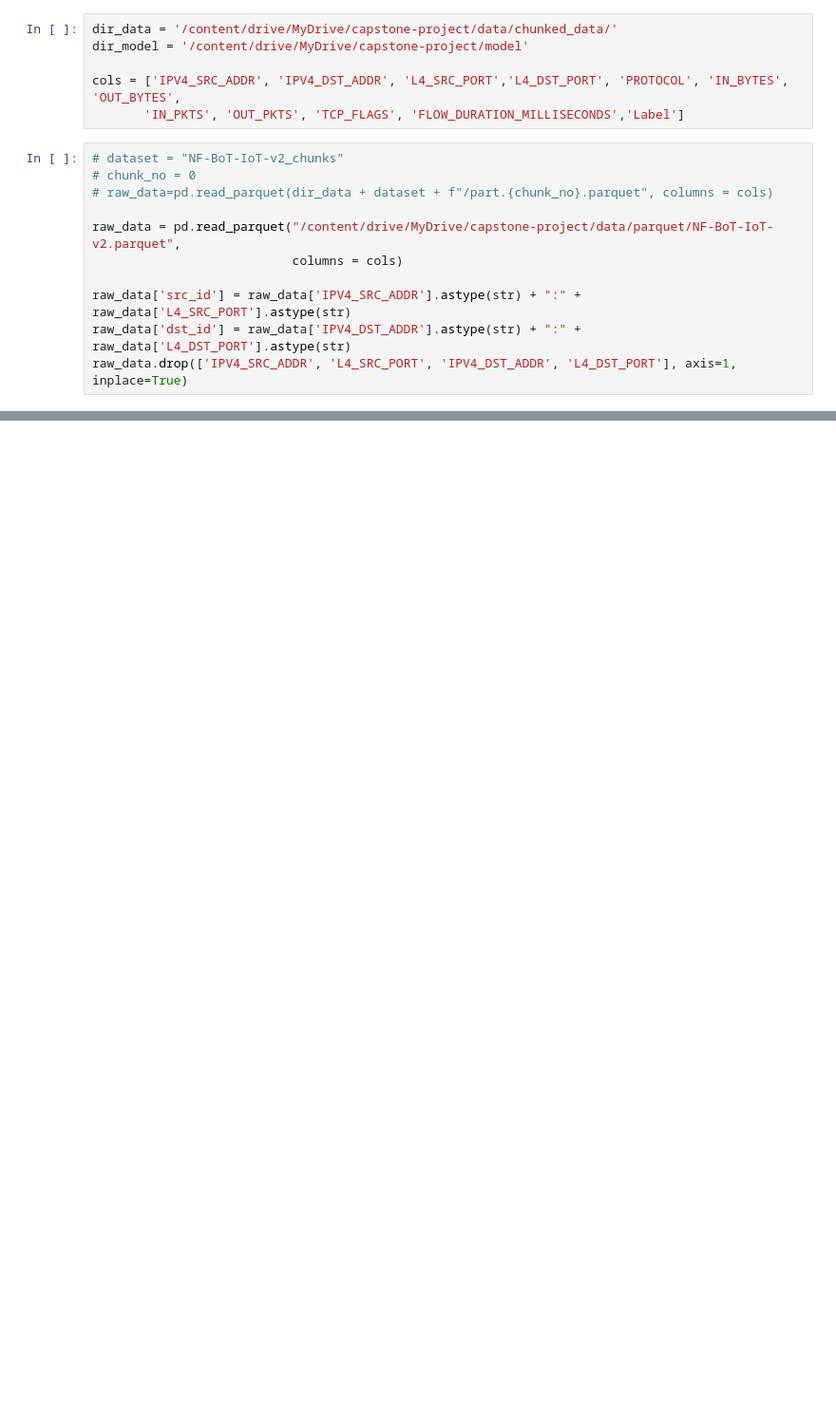
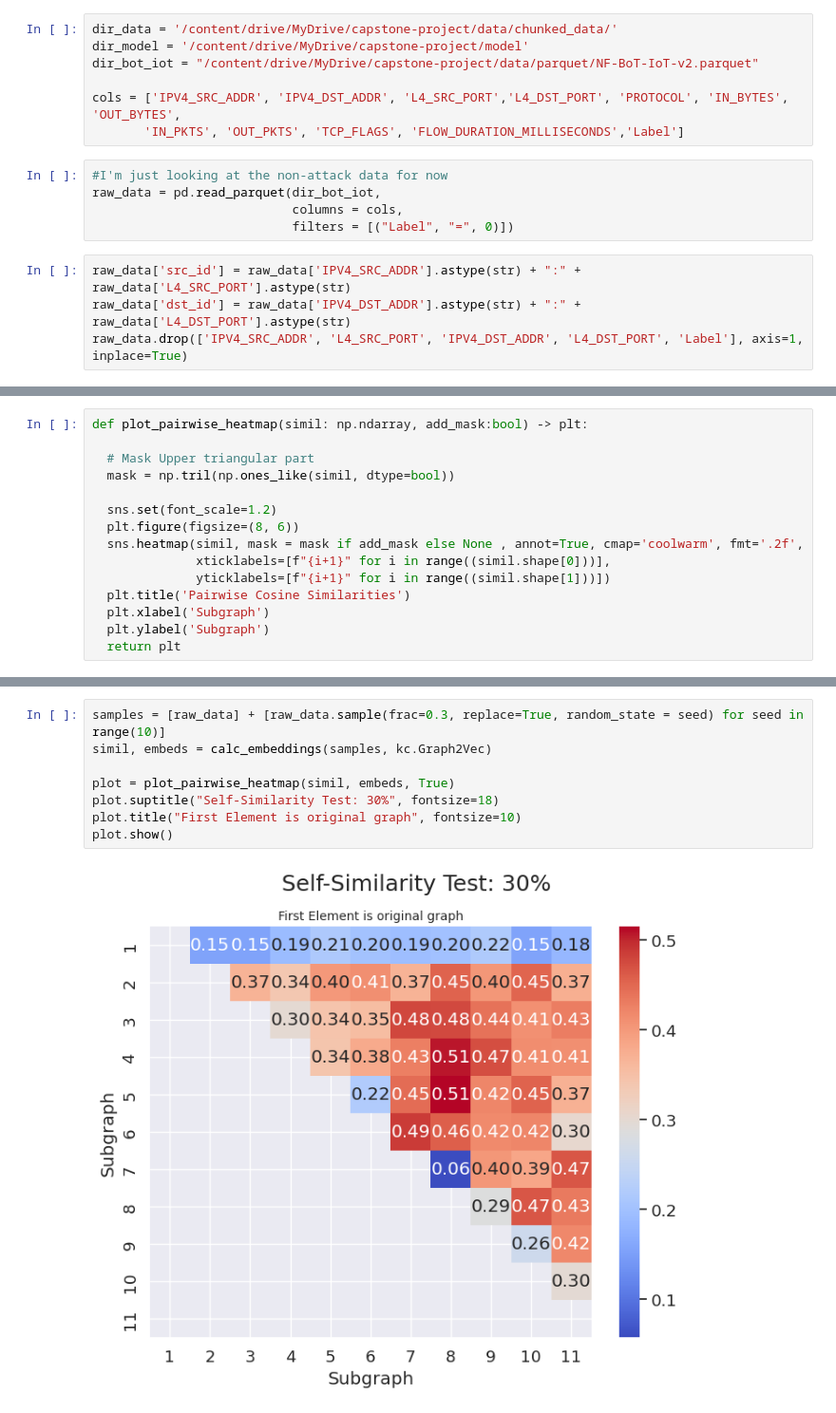
Before and after one commit to venkiharvgit/csci-e-599a-2024-cybersecurity, a Jupyter notebook: graph_similarity_using_karateclub.ipynb, the cells around one changed output, grey strips where cells are left out. Shown: that part at 95% size. Saved outputs shown, nothing was run; the diff lists cells and outputs as text; blank space fills up the shorter version.

```diff
--- a/graph_similarity_using_karateclub.ipynb
+++ b/graph_similarity_using_karateclub.ipynb
@@ -42,17 +35,16 @@ import pandas as pd
 # %%
 dir_data = '/content/drive/MyDrive/capstone-project/data/chunked_data/'
 dir_model = '/content/drive/MyDrive/capstone-project/model'
+dir_bot_iot = "/content/drive/MyDrive/capstone-project/data/parquet/NF-BoT-IoT-v2.parquet"
 
 cols = ['IPV4_SRC_ADDR', 'IPV4_DST_ADDR', 'L4_SRC_PORT','L4_DST_PORT', 'PROTOCOL', 'IN_BYTES', 'OUT_BYTES',
        'IN_PKTS', 'OUT_PKTS', 'TCP_FLAGS', 'FLOW_DURATION_MILLISECONDS','Label']
+# %%
+#I'm just looking at the non-attack data for now
+raw_data = pd.read_parquet(dir_bot_iot,
+                           columns = cols,
+                           filters = [("Label", "=", 0)])
 # %%
-# dataset = "NF-BoT-IoT-v2_chunks"
-# chunk_no = 0
-# raw_data=pd.read_parquet(dir_data + dataset + f"/part.{chunk_no}.parquet", columns = cols)
-
-raw_data = pd.read_parquet("/content/drive/MyDrive/capstone-project/data/parquet/NF-BoT-IoT-v2.parquet",
-                           columns = cols)
-
 raw_data['src_id'] = raw_data['IPV4_SRC_ADDR'].astype(str) + ":" + raw_data['L4_SRC_PORT'].astype(str)
 raw_data['dst_id'] = raw_data['IPV4_DST_ADDR'].astype(str) + ":" + raw_data['L4_DST_PORT'].astype(str)
-raw_data.drop(['IPV4_SRC_ADDR', 'L4_SRC_PORT', 'IPV4_DST_ADDR', 'L4_DST_PORT'], axis=1, inplace=True)
+raw_data.drop(['IPV4_SRC_ADDR', 'L4_SRC_PORT', 'IPV4_DST_ADDR', 'L4_DST_PORT', 'Label'], axis=1, inplace=True)
@@ -214,0 +82,15 @@ def parquet_to_graph(path: str) -> nx.classes.digraph.DiGraph:
+# %%
+def plot_pairwise_heatmap(simil: np.ndarray, add_mask:bool) -> plt:
+
+  # Mask Upper triangular part
+  mask = np.tril(np.ones_like(simil, dtype=bool))
+
+  sns.set(font_scale=1.2)
+  plt.figure(figsize=(8, 6))
+  sns.heatmap(simil, mask = mask if add_mask else None , annot=True, cmap='coolwarm', fmt='.2f',
+              xticklabels=[f"{i+1}" for i in range((simil.shape[0]))],
+              yticklabels=[f"{i+1}" for i in range((simil.shape[1]))])
+  plt.title('Pairwise Cosine Similarities')
+  plt.xlabel('Subgraph')
+  plt.ylabel('Subgraph')
+  return plt
@@ -214,0 +100,10 @@ def parquet_to_graph(path: str) -> nx.classes.digraph.DiGraph:
+# %%
+samples = [raw_data] + [raw_data.sample(frac=0.3, replace=True, random_state = seed) for seed in range(10)]
+simil, embeds = calc_embeddings(samples, kc.Graph2Vec)
+
+plot = plot_pairwise_heatmap(simil, embeds, True)
+plot.suptitle("Self-Similarity Test: 30%", fontsize=18)
+plot.title("First Element is original graph", fontsize=10)
+plot.show()
+# %% [output]
+[figure, added]
```
Also changed, not shown: parts of 24 cells of this notebook.
